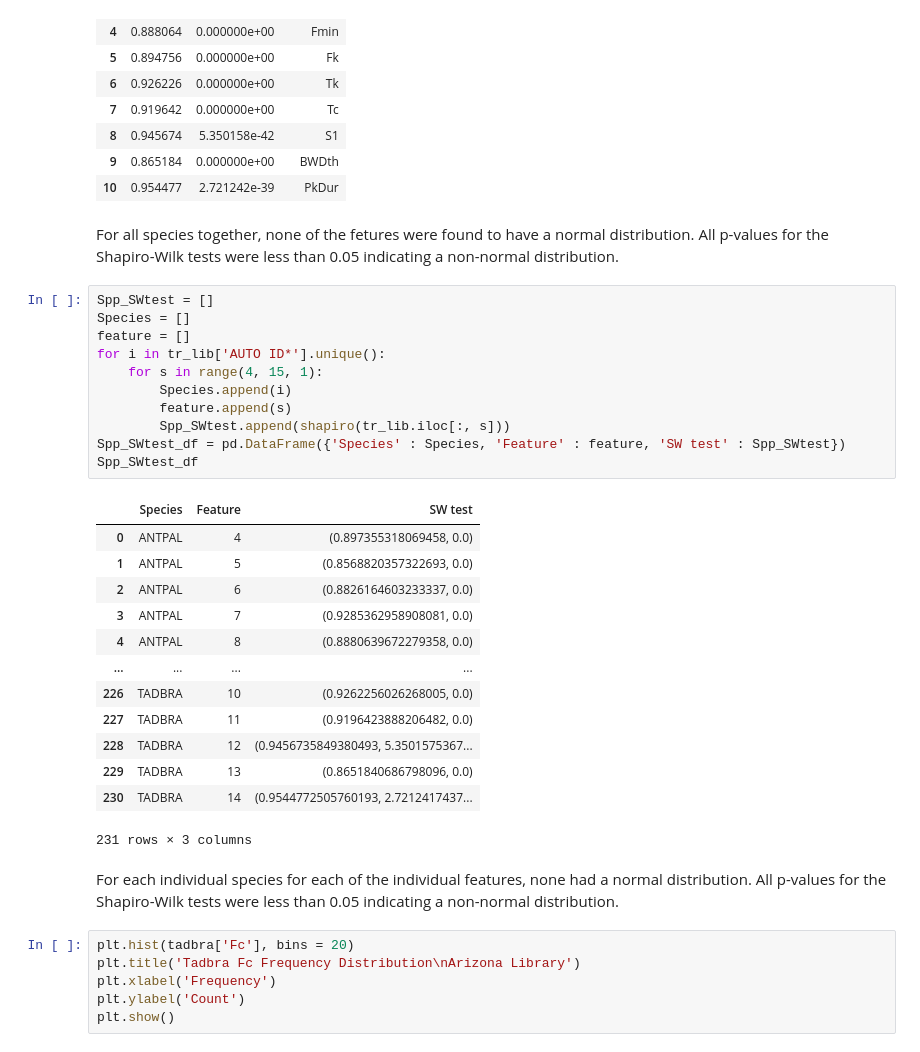
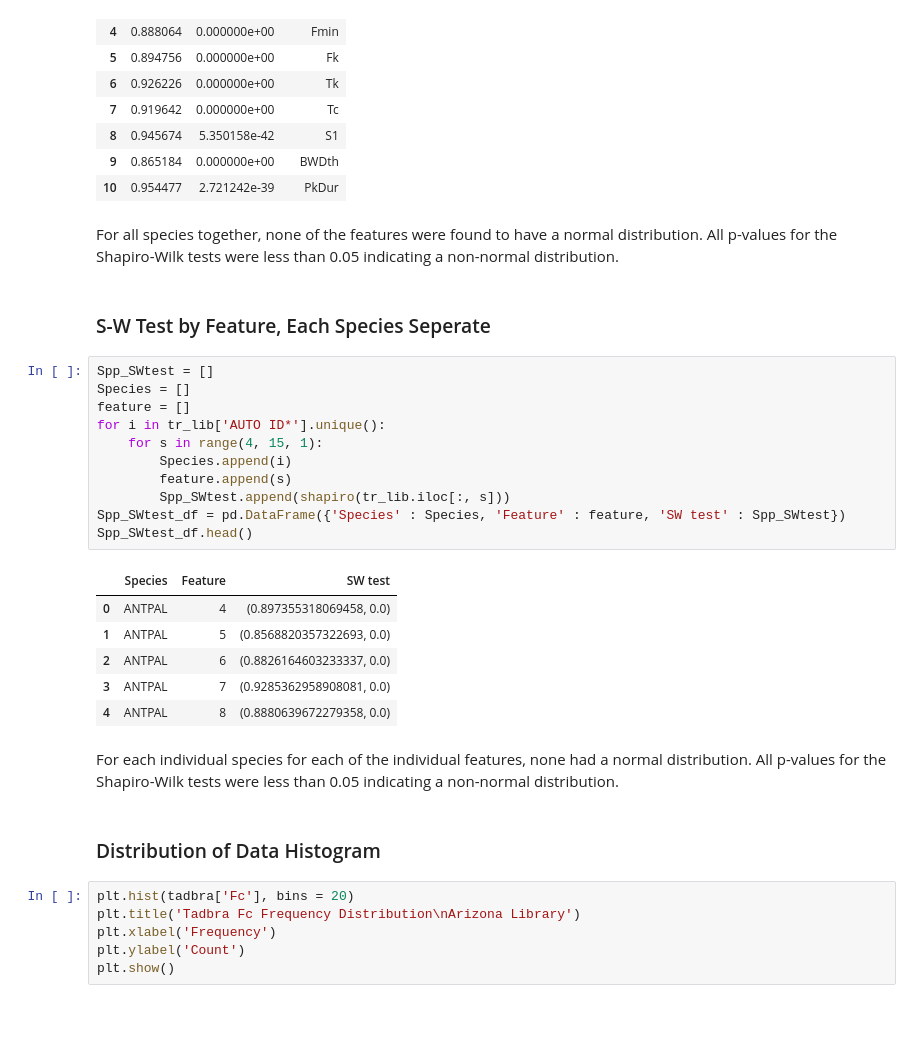
Before and after one commit to haberkornm/Springboard, a Jupyter notebook: Bat_Echolocation_Capstone/Bat_echolocation_EDA.ipynb, the cells around one changed output. Saved outputs shown, nothing was run; the diff lists cells and outputs as text; blank space fills up the shorter version.

```diff
--- a/Bat_Echolocation_Capstone/Bat_echolocation_EDA.ipynb
+++ b/Bat_Echolocation_Capstone/Bat_echolocation_EDA.ipynb
@@ -546,34 +580,31 @@ SWtest_df
 | 9 | 0.865184 | 0.000000e+00 | BWDth |
 | 10 | 0.954477 | 2.721242e-39 | PkDur |
 # %% [markdown]
-For all species together, none of the fetures were found to have a normal distribution.  All p-values for the Shapiro-Wilk tests were less than 0.05 indicating a non-normal distribution.
+For all species together, none of the features were found to have a normal distribution.  All p-values for the Shapiro-Wilk tests were less than 0.05 indicating a non-normal distribution.
+# %% [markdown]
+### S-W Test by Feature, Each Species Seperate
 # %%
 Spp_SWtest = []
 Species = []
 feature = []
 for i in tr_lib['AUTO ID*'].unique():
     for s in range(4, 15, 1):
         Species.append(i)
         feature.append(s)
         Spp_SWtest.append(shapiro(tr_lib.iloc[:, s]))
 Spp_SWtest_df = pd.DataFrame({'Species' : Species, 'Feature' : feature, 'SW test' : Spp_SWtest})
-Spp_SWtest_df
+Spp_SWtest_df.head()
 # %% [output]
 |  | Species | Feature | SW test |
 | 0 | ANTPAL | 4 | (0.897355318069458, 0.0) |
 | 1 | ANTPAL | 5 | (0.8568820357322693, 0.0) |
 | 2 | ANTPAL | 6 | (0.8826164603233337, 0.0) |
 | 3 | ANTPAL | 7 | (0.9285362958908081, 0.0) |
 | 4 | ANTPAL | 8 | (0.8880639672279358, 0.0) |
-| ... | ... | ... | ... |
-| 226 | TADBRA | 10 | (0.9262256026268005, 0.0) |
-| 227 | TADBRA | 11 | (0.9196423888206482, 0.0) |
-| 228 | TADBRA | 12 | (0.9456735849380493, 5.3501575367... |
-| 229 | TADBRA | 13 | (0.8651840686798096, 0.0) |
-| 230 | TADBRA | 14 | (0.9544772505760193, 2.7212417437... |
-231 rows × 3 columns
 # %% [markdown]
 For each individual species for each of the individual features, none had a normal distribution.  All p-values for the Shapiro-Wilk tests were less than 0.05 indicating a non-normal distribution.
+# %% [markdown]
+### Distribution of Data Histogram
 # %%
 plt.hist(tadbra['Fc'], bins = 20)
 plt.title('Tadbra Fc Frequency Distribution\nArizona Library')
```
Also changed, not shown: parts of 121 cells of this notebook.
